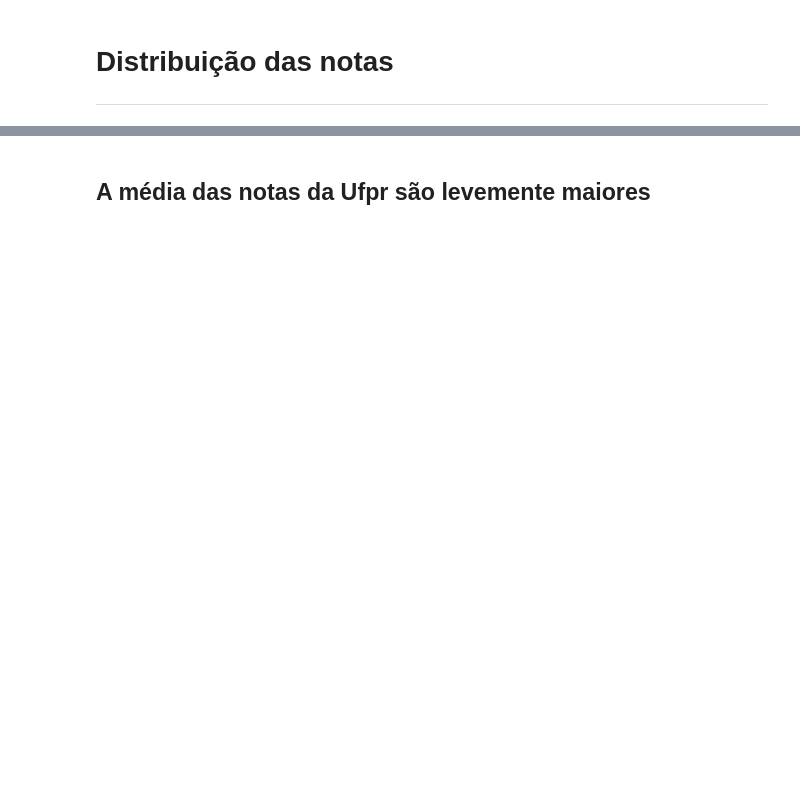
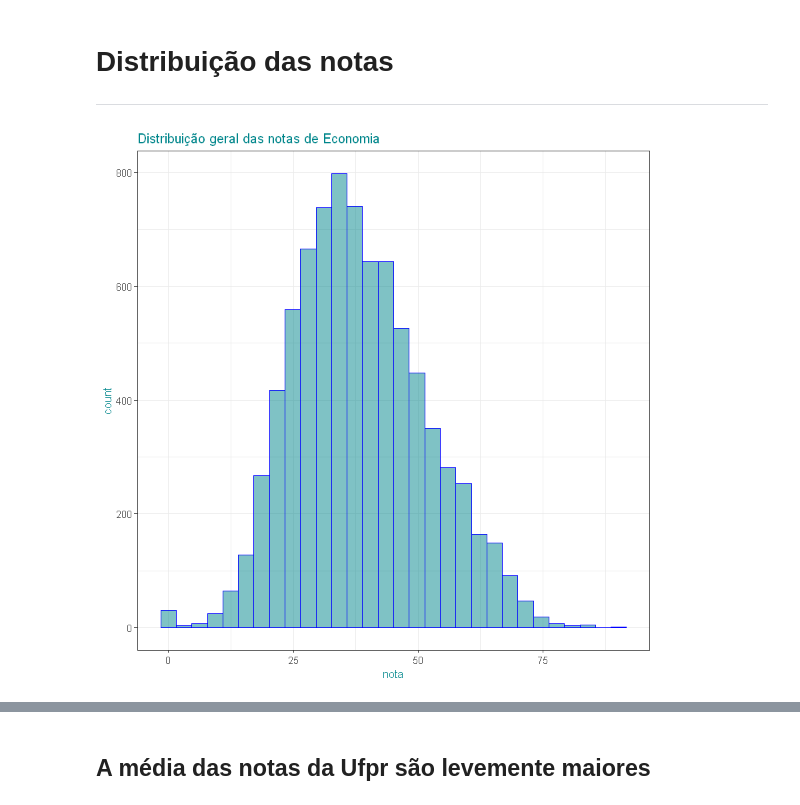
Before and after one commit to emariot/econometria, a Jupyter notebook: funcao_desempenho_economia_ufpr.ipynb, the cells around one changed output, grey strips where cells are left out. Drawn from its saved outputs; the diff is of its cells as text; code cells hidden in the pictures; blank space fills up the shorter version.

```diff
--- a/funcao_desempenho_economia_ufpr.ipynb
+++ b/funcao_desempenho_economia_ufpr.ipynb
@@ -91,6 +91,14 @@ df_ufpr = df_1[df_1$ufpr==1,]
 # %% [markdown]
 # Distribuição das notas
 ---
+# %%
+ggplot(df_1, aes(x=nota)) +
+    geom_histogram(alpha=0.5, bins = 30, fill="turquoise4", color='blue',na.rm = TRUE)+
+    ggtitle("Distribuição geral das notas de Economia")+
+    theme_bw()+
+    theme(title=element_text(size=10,color="turquoise4"))
+# %% [output]
+[figure, added]
 # %%
 ggplot(df_ufpr, aes(x=nota)) +
     geom_histogram(alpha=0.5, bins = 10, fill="turquoise4", na.rm = TRUE)+
```
Also changed, not shown: parts of 13 cells of this notebook.
